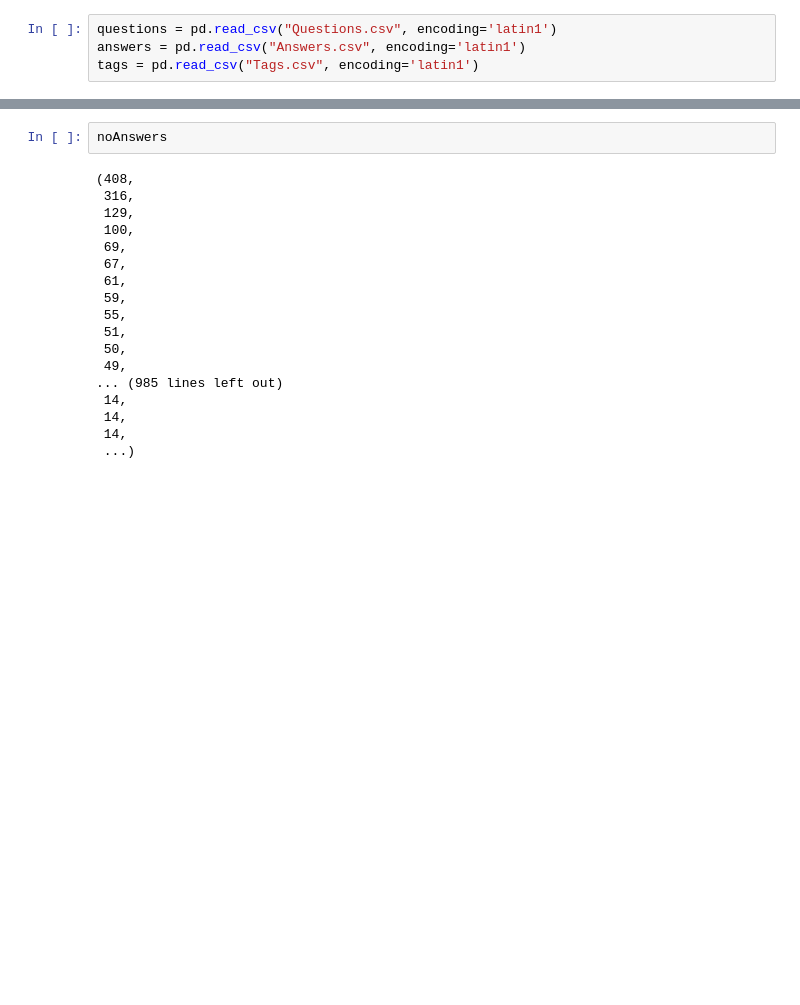
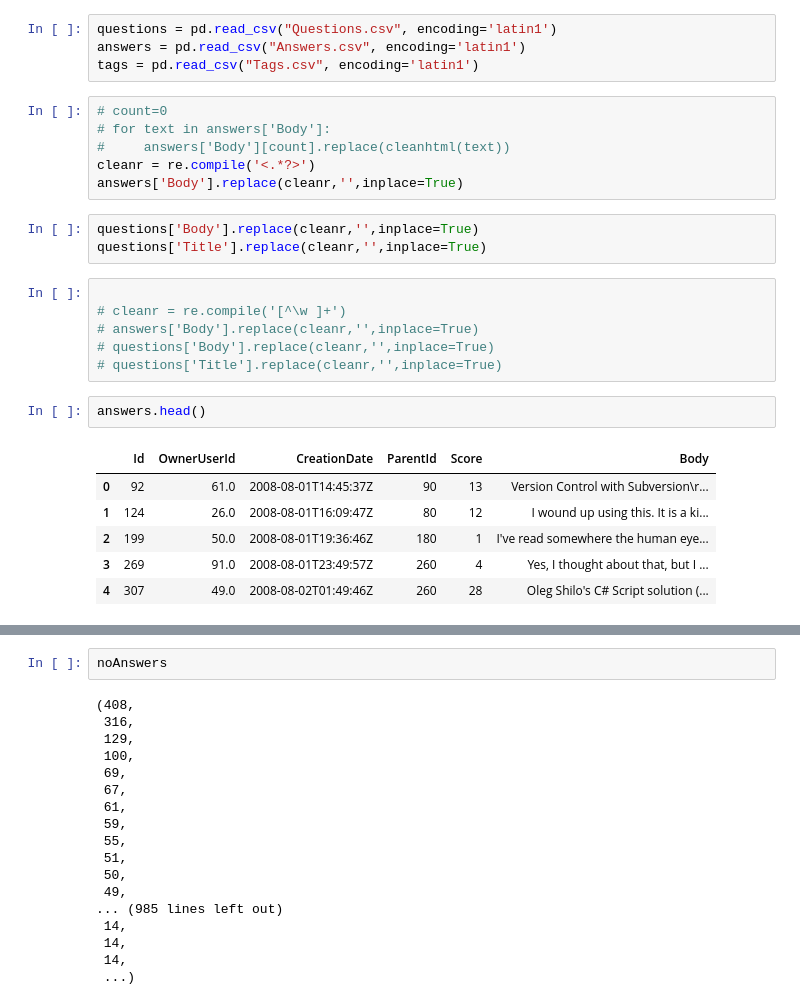
Before and after one commit to HarshGrandeur/Jarvis, a Jupyter notebook: Main_stackoverflow.ipynb, the cells around one changed output, grey strips where cells are left out. Saved outputs shown, nothing was run; the diff lists cells and outputs as text; blank space fills up the shorter version.

```diff
--- a/Main_stackoverflow.ipynb
+++ b/Main_stackoverflow.ipynb
@@ -15,6 +22,30 @@ import math
 questions = pd.read_csv("Questions.csv", encoding='latin1')
 answers = pd.read_csv("Answers.csv", encoding='latin1')
 tags = pd.read_csv("Tags.csv", encoding='latin1')
+# %%
+# count=0
+# for text in answers['Body']:
+#     answers['Body'][count].replace(cleanhtml(text))
+cleanr = re.compile('<.*?>')
+answers['Body'].replace(cleanr,'',inplace=True)
+# %%
+questions['Body'].replace(cleanr,'',inplace=True)
+questions['Title'].replace(cleanr,'',inplace=True)
+# %%
+
+# cleanr = re.compile('[^\w ]+')
+# answers['Body'].replace(cleanr,'',inplace=True)
+# questions['Body'].replace(cleanr,'',inplace=True)
+# questions['Title'].replace(cleanr,'',inplace=True)
+# %%
+answers.head()
+# %% [output]
+|  | Id | OwnerUserId | CreationDate | ParentId | Score | Body |
+| 0 | 92 | 61.0 | 2008-08-01T14:45:37Z | 90 | 13 | Version Control with Subversion\r... |
+| 1 | 124 | 26.0 | 2008-08-01T16:09:47Z | 80 | 12 | I wound up using this. It is a ki... |
+| 2 | 199 | 50.0 | 2008-08-01T19:36:46Z | 180 | 1 | I've read somewhere the human eye... |
+| 3 | 269 | 91.0 | 2008-08-01T23:49:57Z | 260 | 4 | Yes, I thought about that, but I ... |
+| 4 | 307 | 49.0 | 2008-08-02T01:49:46Z | 260 | 28 | Oleg Shilo's C# Script solution (... |
 # %%
 questions.head()
 # %% [output]
```
Also changed, not shown: parts of 30 cells of this notebook.
